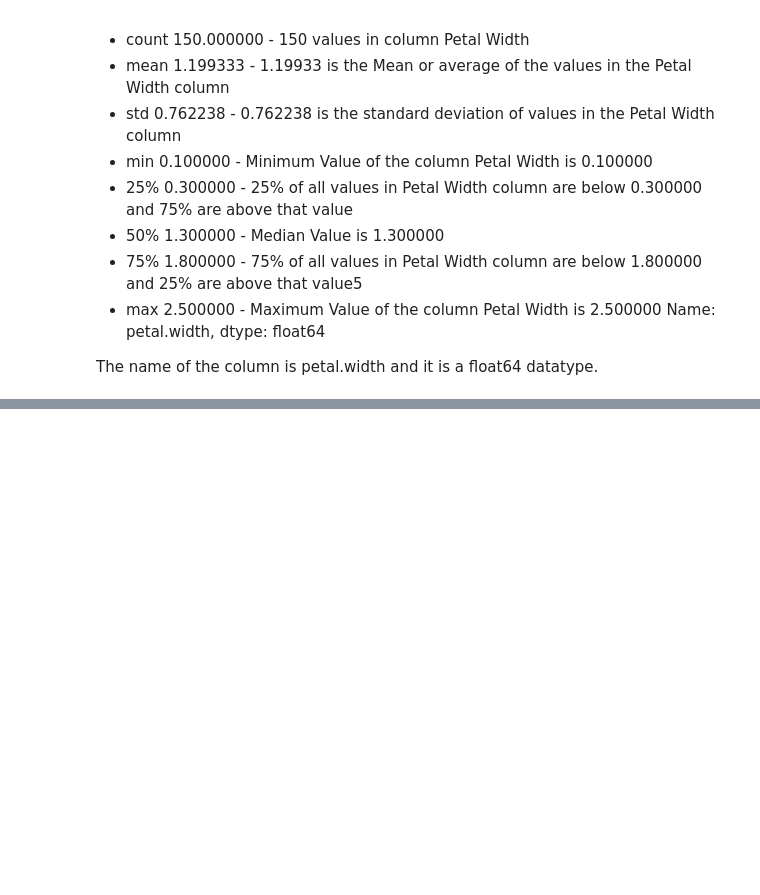
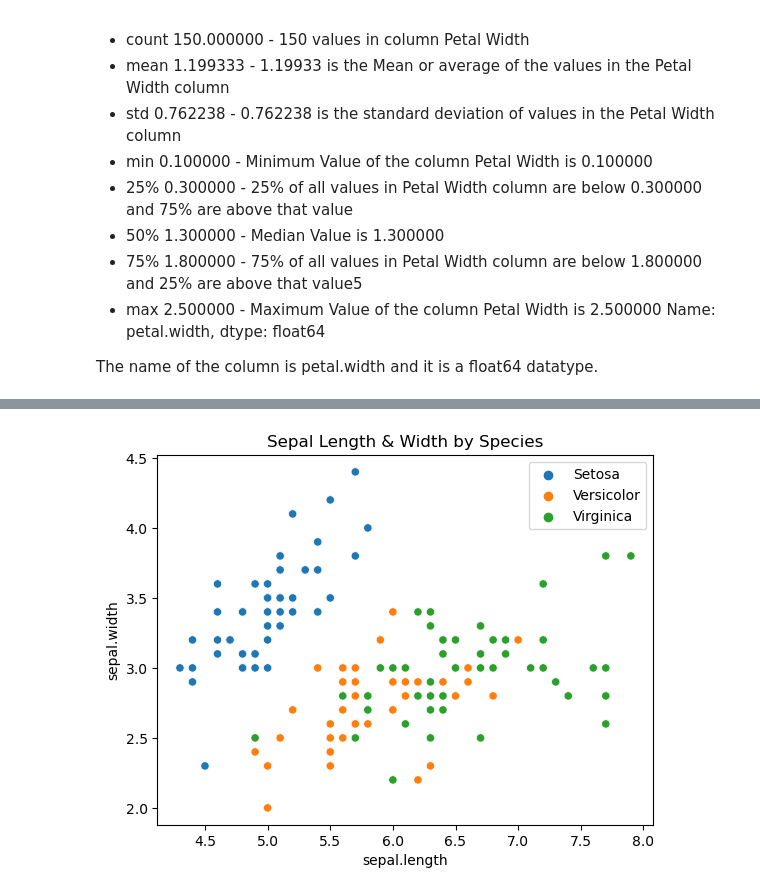
Before and after one commit to AudeAllen/Fundamentals-of-Data-Analysis---Tasks-and-Project, a Jupyter notebook: project.ipynb, the cells around one changed output, grey strips where cells are left out. Cells and saved outputs as stored; diff of their text form; code cells hidden in the pictures; blank space fills up the shorter version.

```diff
--- a/project.ipynb
+++ b/project.ipynb
@@ -354,0 +415,17 @@ The name of the column is petal.width and it is a float64 datatype.
+# %%
+import seaborn as sns
+import matplotlib.pyplot as plt
+
+
+def scatter2d(x1,x2):
+    sns.scatterplot(x=x1, y=x2, hue='species', data=df)
+    plt.title('Sepal Length & Width by Species')
+    plt.legend(['Sepal Length & Width by Species'])
+    plt.legend()
+    plt.show()
+
+x1 = 'sepal.length'
+x2 = 'sepal.width'
+scatter2d(x1,x2)
+# %% [output]
+[figure, added]
```
Also changed, not shown: parts of 7 cells of this notebook, 5 other files.
